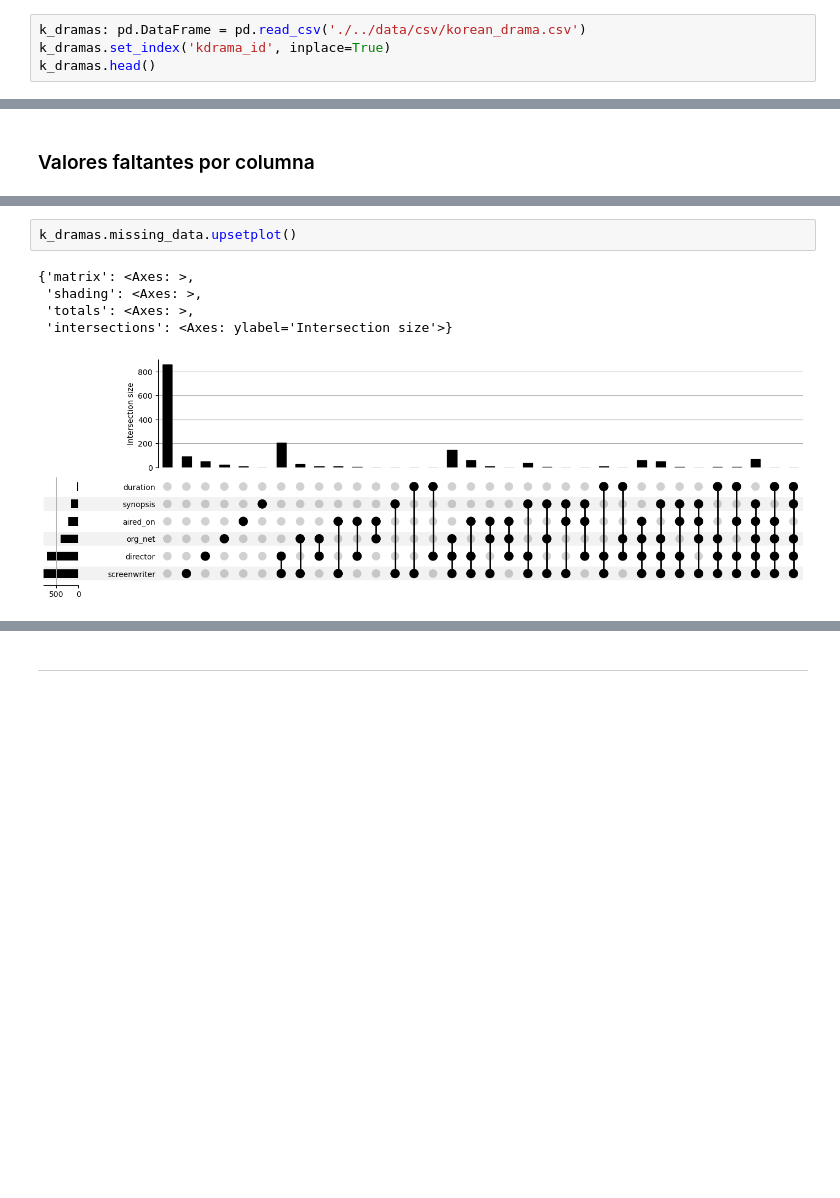
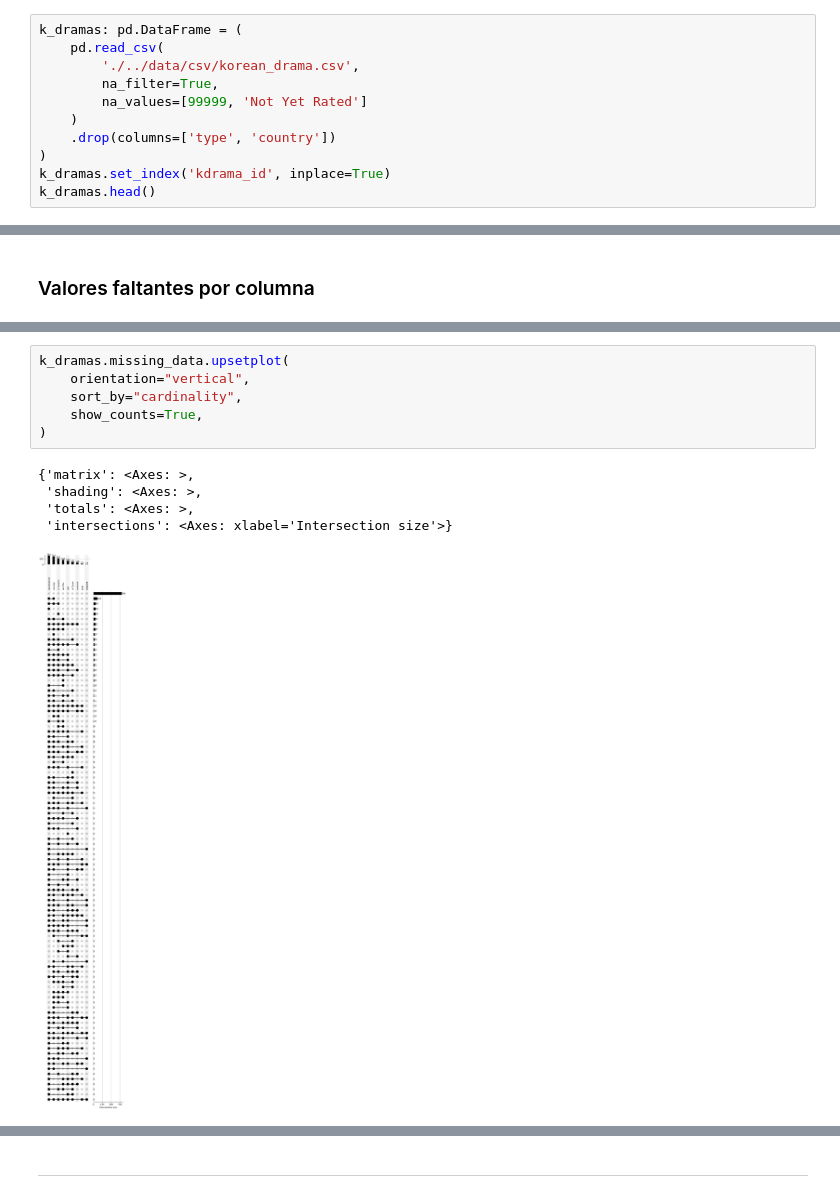
Before and after one commit to gfranciscoerazom/analysis-k-dramas, a Jupyter notebook: jupyternotebook/korean_drama.ipynb, the cells around one changed output, grey strips where cells are left out. Drawn from its saved outputs; the diff is of its cells as text; blank space fills up the shorter version.

Commit message:
Replace the values of 99999 and Not Yet Rated with na values

```diff
--- a/jupyternotebook/korean_drama.ipynb
+++ b/jupyternotebook/korean_drama.ipynb
@@ -7,7 +7,14 @@ from rich import print
 # %%
 %run "../pandas_extensions/missing.py"
 # %%
-k_dramas: pd.DataFrame = pd.read_csv('./../data/csv/korean_drama.csv')
+k_dramas: pd.DataFrame = (
+    pd.read_csv(
+        './../data/csv/korean_drama.csv',
+        na_filter=True,
+        na_values=[99999, 'Not Yet Rated']
+    )
+    .drop(columns=['type', 'country'])
+)
 k_dramas.set_index('kdrama_id', inplace=True)
 k_dramas.head()
 # %% [output]
@@ -205,11 +234,15 @@ msno.matrix(df=k_dramas.sort_values(by=["screenwriter", "director"], ascending=F
 # %%
-k_dramas.missing_data.upsetplot()
+k_dramas.missing_data.upsetplot(
+    orientation="vertical",
+    sort_by="cardinality",
+    show_counts=True,
+)
 # %% [output]
 {'matrix': <Axes: >,
  'shading': <Axes: >,
  'totals': <Axes: >,
- 'intersections': <Axes: ylabel='Intersection size'>}
+ 'intersections': <Axes: xlabel='Intersection size'>}
-[figure, old version]
+[figure, new version]
 # %%
 k_dramas.missing_data.coincidence_count_na_per("column")
 # %% [output]
```
Also changed, not shown: parts of 33 cells of this notebook, 1 other file.
